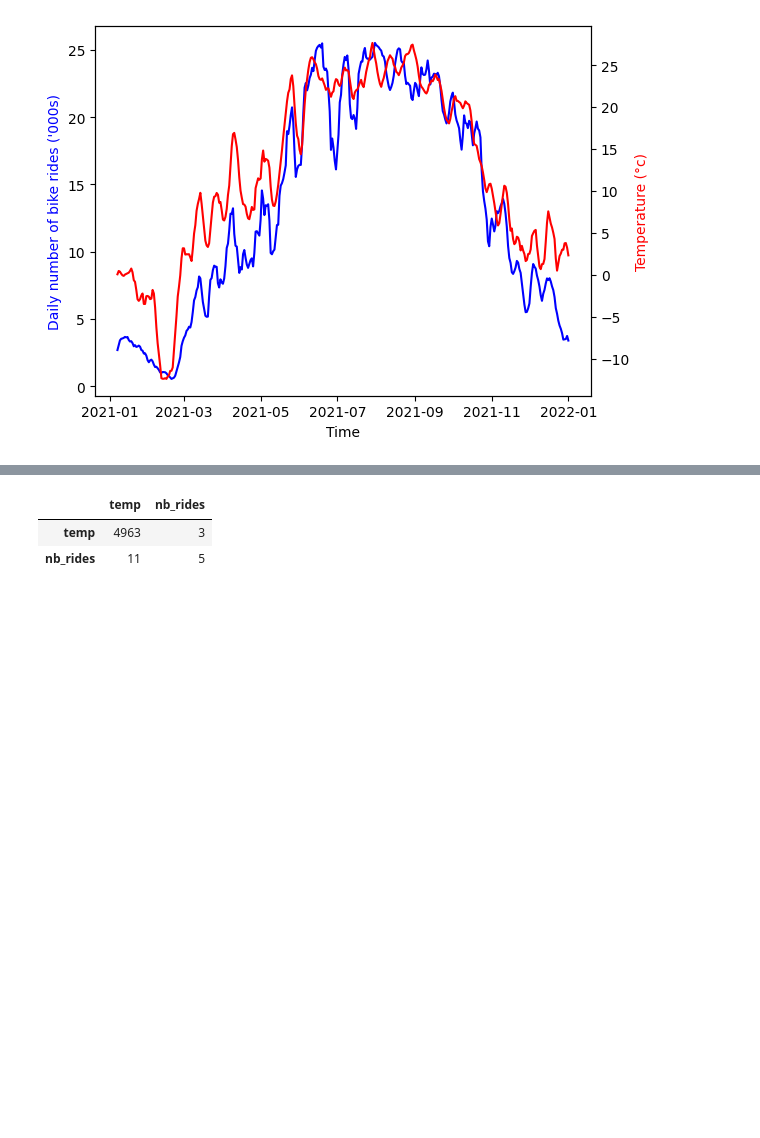
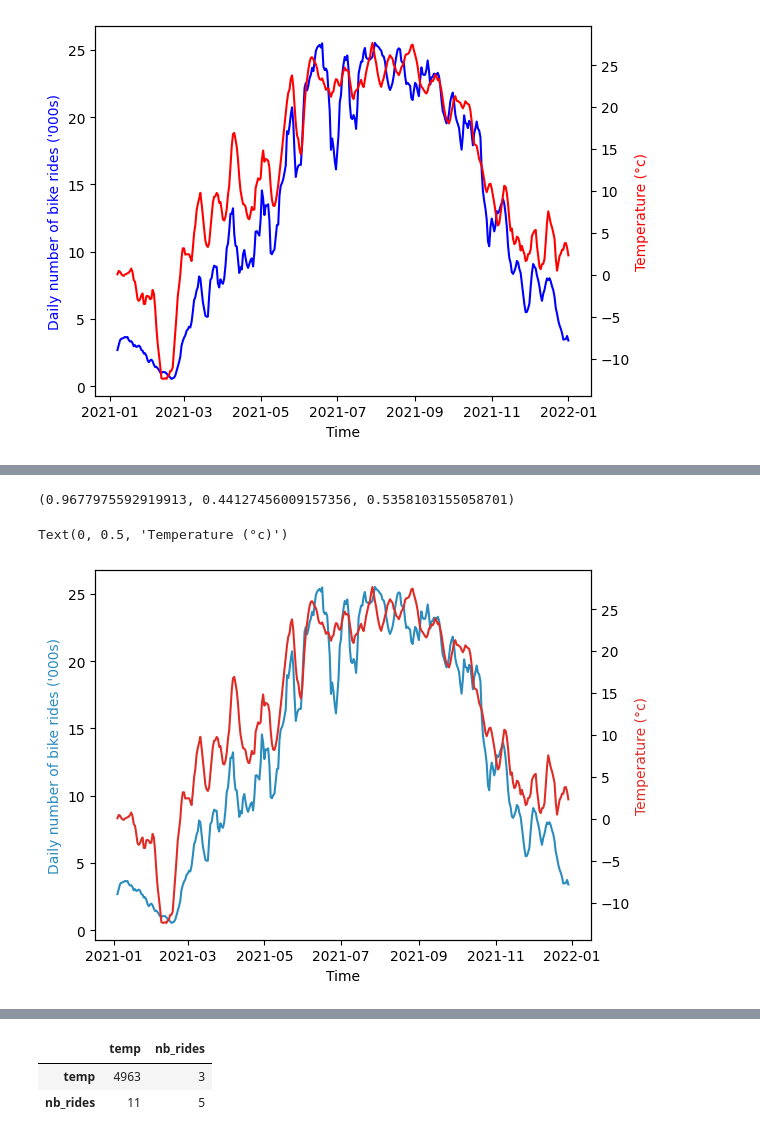
Before and after one commit to G-Dolle/DIVVY_BIKE, a Jupyter notebook: notebooks/weather_stats.ipynb, the cells around one changed output, grey strips where cells are left out. Saved outputs shown, nothing was run; the diff lists cells and outputs as text; code cells hidden in the pictures; blank space fills up the shorter version.

```diff
--- a/notebooks/weather_stats.ipynb
+++ b/notebooks/weather_stats.ipynb
@@ -280,6 +280,8 @@ rides_df_MA = rides_df_daily.copy()
 rides_df_MA['nb_rides_MA3'] = rides_df_MA['nb_rides'].rolling(7).mean()
 rides_df_MA['temp_MA3'] = rides_df_MA['temp'].rolling(7).mean()
 # %%
+palette = sns.set_palette("pastel")
+
 ax1 = sns.lineplot(data=rides_df_MA, x=timevariable,y="nb_rides_MA3", color='b', legend=True)
 ax2 = ax1.twinx()
 sns.lineplot(data=rides_df_MA, x=timevariable,y="temp_MA3", color='r', ax=ax2,  legend=True)
@@ -323,0 +343,34 @@ TypeError: subplots() takes from 0 to 2 positional arguments but 3 were given
+# %%
+rides_df_daily=pd.read_csv("raw_data/rides_df_daily_2021.csv")
+rides_df_daily["date"]= pd.to_datetime(rides_df_daily["date"])
+
+avg_weather_df=pd.read_csv("raw_data/avg_temp.csv")
+avg_weather_df["date"]= pd.to_datetime(avg_weather_df["date"])
+
+rides_df_daily = rides_df_daily.merge(avg_weather_df, on="date", how="left")
+# %%
+from statsmodels.tsa.seasonal import seasonal_decompose
+
+rides_df_daily = rides_df_daily.set_index('date')
+rides_df_daily["nb_rides"] = rides_df_daily["nb_rides"]/1000
+
+rides_trend = seasonal_decompose(rides_df_daily['nb_rides'], model='additive')
+temp_trend = seasonal_decompose(rides_df_daily['temp'], model='additive')
+# %%
+palette = iter(sns.husl_palette())
+next(palette)
+# %% [output]
+(0.9677975592919913, 0.44127456009157356, 0.5358103155058701)
+# %%
+fig, ax1 = plt.subplots()
+
+ax1 = sns.lineplot(rides_trend.trend, color=(43/255,140/255,190/255), legend=True)
+ax2 = ax1.twinx()
+sns.lineplot(temp_trend.trend, ax=ax2, color=(222/255,45/255,38/255), legend=True)
+
+ax1.set_xlabel('Time')
+ax1.set_ylabel("Daily number of bike rides ('000s)", color=(43/255,140/255,190/255))
+ax2.set_ylabel('Temperature (°c)', color=(222/255,45/255,38/255))
+# %% [output]
+Text(0, 0.5, 'Temperature (°c)')
+[figure, added]
```
Also changed, not shown: parts of 54 cells of this notebook, 1 other file.
